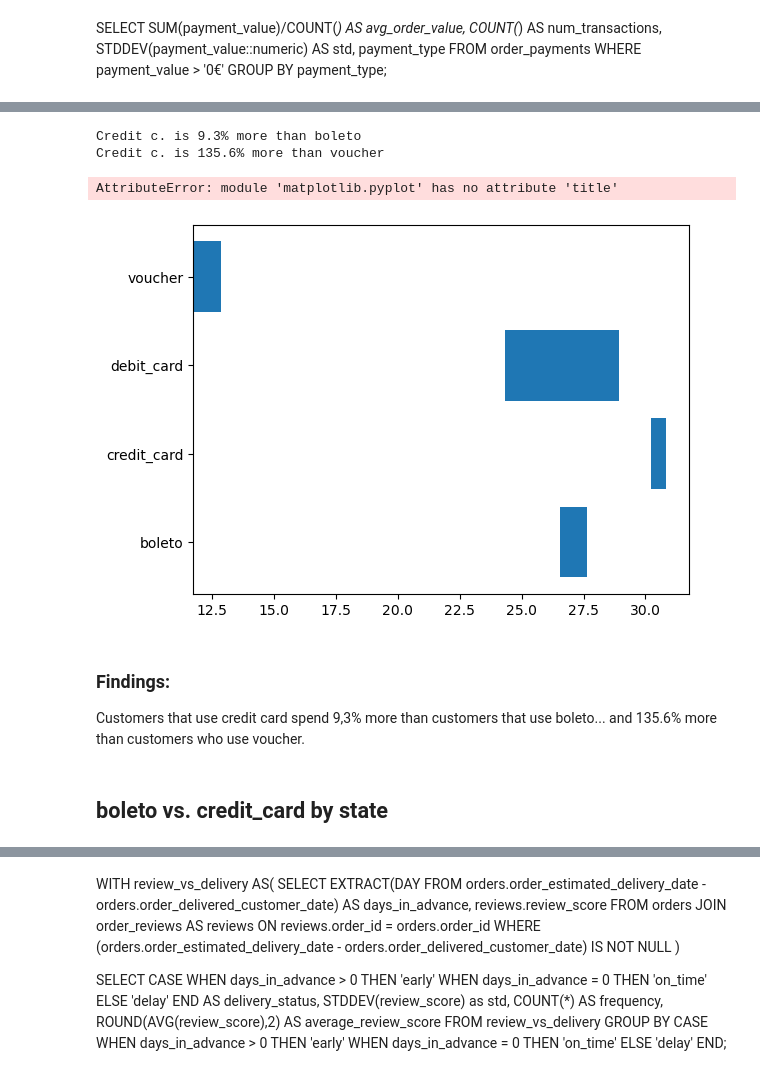
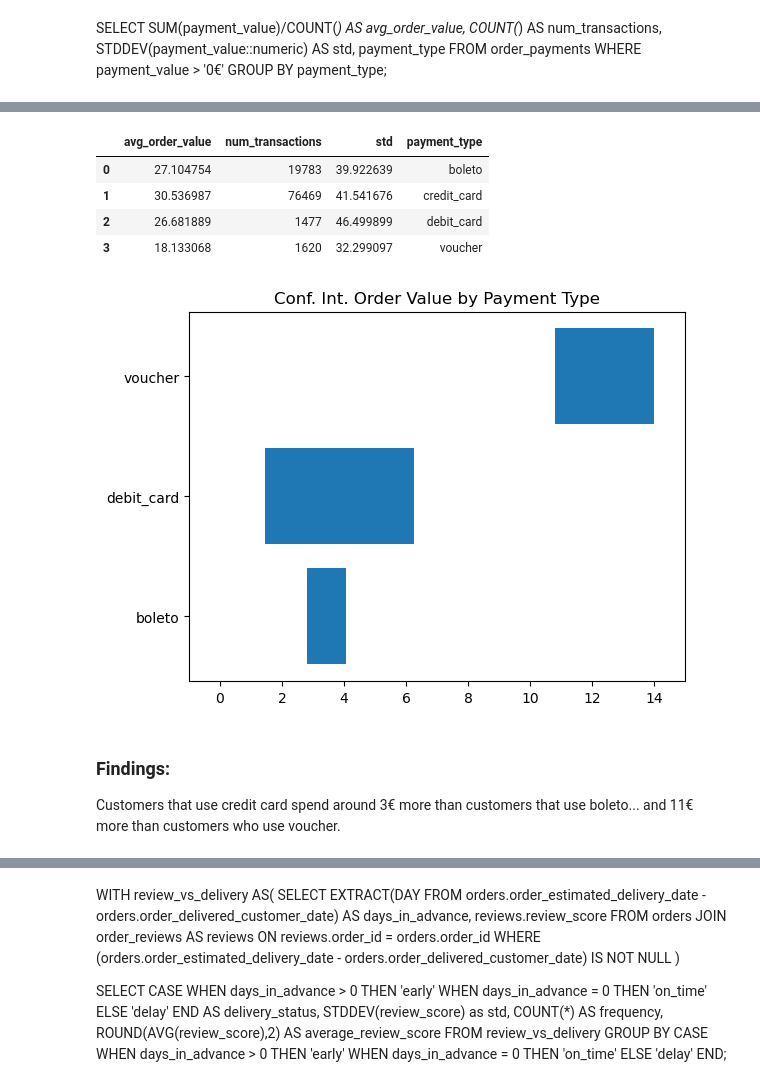
Before and after one commit to S3tuit/jup_lab, a Jupyter notebook: olist_analysis.ipynb, the cells around one changed output, grey strips where cells are left out. Cells and saved outputs as stored; diff of their text form; code cells hidden in the pictures.

```diff
--- a/olist_analysis.ipynb
+++ b/olist_analysis.ipynb
@@ -56,7 +56,8 @@ JOIN order_payments AS payments ON payments.order_id = orders.order_id
 GROUP BY customers.customer_state, orders.order_id
 """
 
-pd.read_sql(query, engine)
+df = pd.read_sql(query, engine)
+df.head()
 # %% [output]
 |  | order_value | state |
 | 0 | 20.24 | SP |
@@ -252,14 +282,66 @@ df_pay_types
-# %%
-print(f'Credit c. is {round(100*(30.226 - 27.656)/27.656, 1)}% more than boleto')
-print(f'Credit c. is {round(100*(30.226 - 12.827)/12.827, 1)}% more than voucher')
-# %% [output]
-Credit c. is 9.3% more than boleto
-Credit c. is 135.6% more than voucher
+# %%
+query = '''
+SELECT
+    AVG(payment_value::NUMERIC) AS avg_order_value,
+	COUNT(*) AS num_transactions,
+	STDDEV(payment_value::NUMERIC) AS std,
+	payment_type
+FROM order_payments
+WHERE payment_value > '0€'
+    AND payment_sequential = 1
+GROUP BY payment_type
+'''
+
+pay_types = pd.read_sql(query, engine)
+pay_types
+# %% [output]
+|  | avg_order_value | num_transactions | std | payment_type |
+| 0 | 27.104754 | 19783 | 39.922639 | boleto |
+| 1 | 30.536987 | 76469 | 41.541676 | credit_card |
+| 2 | 26.681889 | 1477 | 46.499899 | debit_card |
+| 3 | 18.133068 | 1620 | 32.299097 | voucher |
+# %%
+def mean_conf_int(df, category, to_test, mean, std, size, alpha=0.05, do_return=True):
+    '''Calculate the confidence interval for the difference between 2 means.
+    The Central Limit Theorem applies.'''
+
+    mean1 = df.loc[df[category]==to_test[0], mean].values[0]
+    mean2 = df.loc[df[category]==to_test[1], mean].values[0]
+    std1 = df.loc[df[category]==to_test[0], std].values[0]
+    std2 = df.loc[df[category]==to_test[1], std].values[0]
+    n1 = df.loc[df[category]==to_test[0], size].values[0]
+    n2 = df.loc[df[category]==to_test[1], size].values[0]
+
+    std_error = np.sqrt((std1**2 / n1) + (std2**2 / n2))
+    z_critical = stats.norm.ppf(1 - alpha / 2)
+    margin_of_error = z_critical * std_error
+
+    lower_bound = (mean1 - mean2) - margin_of_error
+    upper_bound = (mean1 - mean2) + margin_of_error
+
+    if do_return:
+        return lower_bound, upper_bound
+    else:
+        print(f'{to_test[0]} vs. {to_test[1]}')
+        print(f'Upper bound: {upper_bound} —— Lower bound: {lower_bound}')
+# %%
+conf_intervals = {'CC_vs':[], 'up_bound':[], 'lo_bound':[]}
+prev = 'credit_card'
+
+for type in pay_types['payment_type'].values:
+    if type != prev:
+        lo, hi = mean_conf_int(pay_types, 'payment_type', (prev, type),
+                      'avg_order_value', 'std', 'num_transactions')
+        conf_intervals['CC_vs'].append(type)
+        conf_intervals['lo_bound'].append(lo)
+        conf_intervals['up_bound'].append(hi)
+
+ci_paym_type_value = pd.DataFrame(conf_intervals)
 # %%
-plt.barh(df_pay_types['payment_type'], df_pay_types['high_bound']-df_pay_types['low_bound'], left=df_pay_types['low_bound'])
-plt.title('Confid. Int. Avg Order Value by Payment Type')
+plt.barh(ci_paym_type_value['CC_vs'], ci_paym_type_value['up_bound']-ci_paym_type_value['lo_bound'], left=ci_paym_type_value['lo_bound'])
+plt.title('Conf. Int. Order Value by Payment Type')
+plt.xlim(-1,15)
 plt.show()
 # %% [output]
-AttributeError: module 'matplotlib.pyplot' has no attribute 'title'
-[figure, old version]
+[figure, new version]
 # %%
@@ -267,6 +349,4 @@ df_pay_types.to_csv((r'C:\Users\matte\OneDrive\Desktop\GitHub\data\ecom_brazil\t
 # %% [markdown]
 ### Findings:
 
-Customers that use credit card spend 9,3% more than customers that use boleto... and 135.6% more than customers who use voucher.
+Customers that use credit card spend around 3€ more than customers that use boleto... and 11€ more than customers who use voucher.
-# %% [markdown]
-## boleto vs. credit_card by state
```
Also changed, not shown: parts of 58 cells of this notebook.
